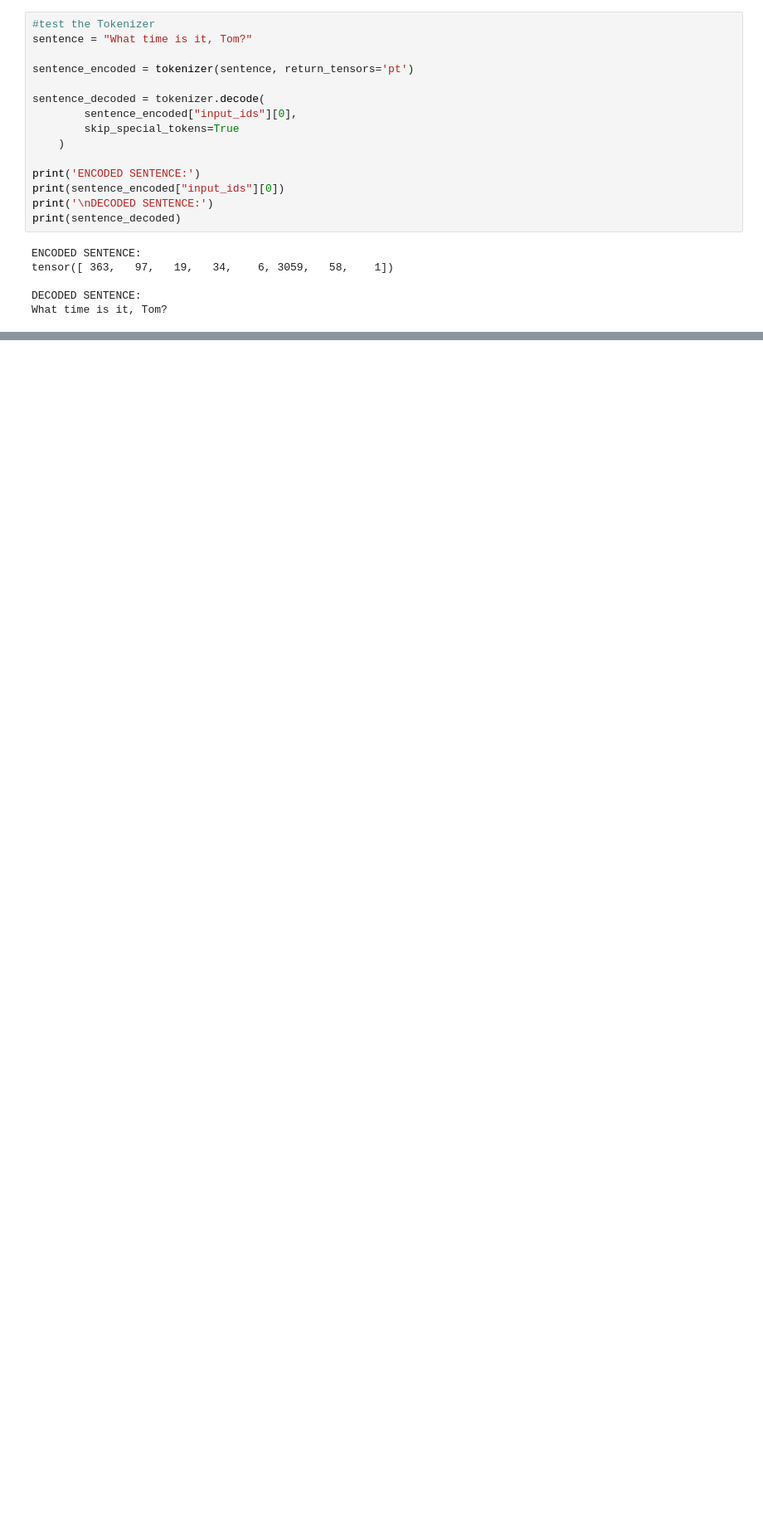
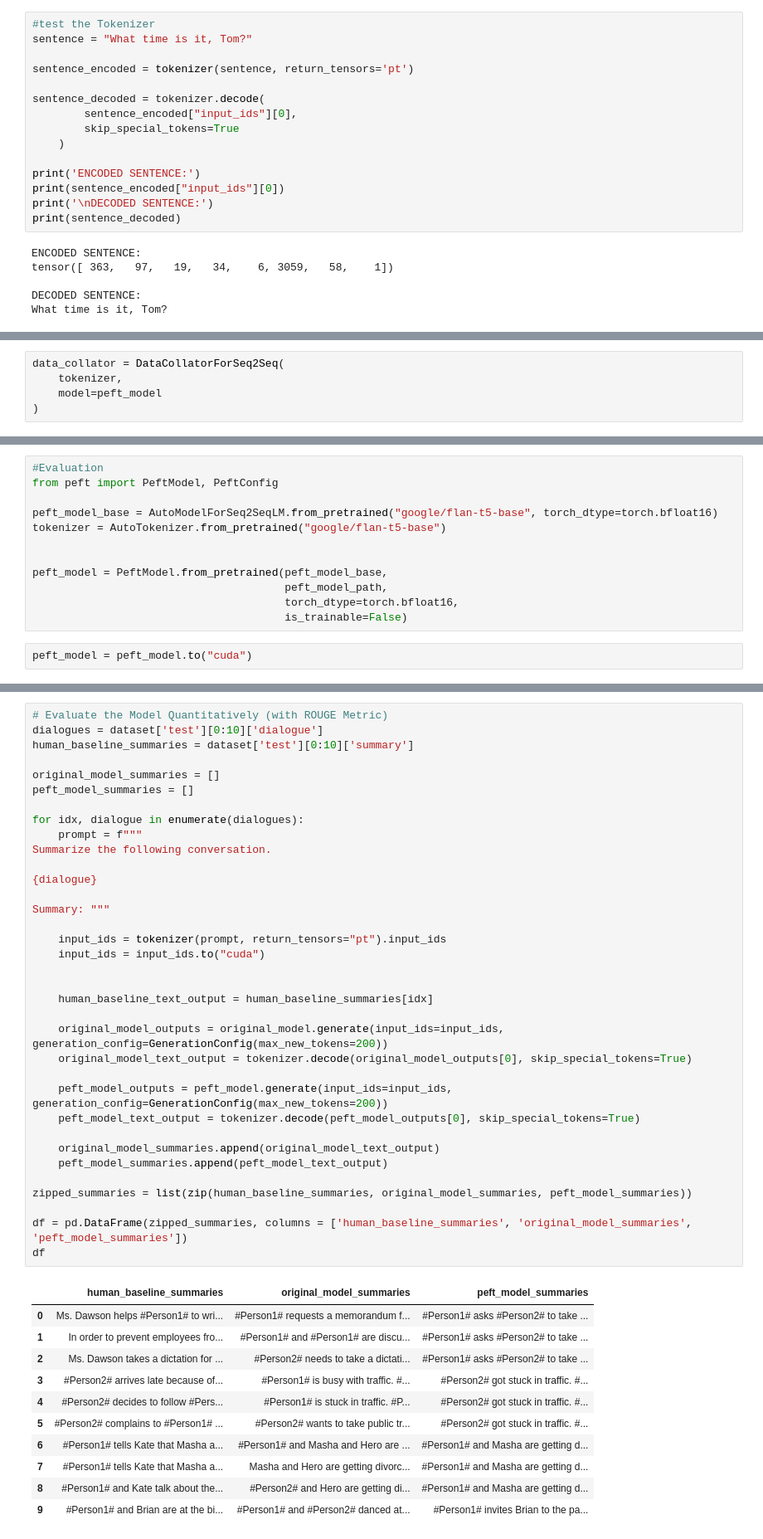
Before and after one commit to MyriamBA/Dialogue-Summarizer, a Jupyter notebook: research/Dialogue_Summarizer.ipynb, the cells around one changed output, grey strips where cells are left out. Shown: that part at 83% size. Cells and saved outputs as stored; diff of their text form; blank space fills up the shorter version.

Commit message:
Fine-tune model using PEFT: LoRA and save peft model and report to wandb

```diff
--- a/research/Dialogue_Summarizer.ipynb
+++ b/research/Dialogue_Summarizer.ipynb
@@ -214,0 +409,5 @@ So we need to adapt and align model via prompt engineering, fine-tuning, align w
+# %%
+data_collator = DataCollatorForSeq2Seq(
+    tokenizer,
+    model=peft_model
+)
@@ -214,0 +477,14 @@ So we need to adapt and align model via prompt engineering, fine-tuning, align w
+# %%
+#Evaluation
+from peft import PeftModel, PeftConfig
+
+peft_model_base = AutoModelForSeq2SeqLM.from_pretrained("google/flan-t5-base", torch_dtype=torch.bfloat16)
+tokenizer = AutoTokenizer.from_pretrained("google/flan-t5-base")
+
+
+peft_model = PeftModel.from_pretrained(peft_model_base,
+                                       peft_model_path,
+                                       torch_dtype=torch.bfloat16,
+                                       is_trainable=False)
+# %%
+peft_model = peft_model.to("cuda")
@@ -214,0 +551,47 @@ So we need to adapt and align model via prompt engineering, fine-tuning, align w
+# %%
+# Evaluate the Model Quantitatively (with ROUGE Metric)
+dialogues = dataset['test'][0:10]['dialogue']
+human_baseline_summaries = dataset['test'][0:10]['summary']
+
+original_model_summaries = []
+peft_model_summaries = []
+
+for idx, dialogue in enumerate(dialogues):
+    prompt = f"""
+Summarize the following conversation.
+
+{dialogue}
+
+Summary: """
+
+    input_ids = tokenizer(prompt, return_tensors="pt").input_ids
+    input_ids = input_ids.to("cuda")
+
+
+    human_baseline_text_output = human_baseline_summaries[idx]
+
+    original_model_outputs = original_model.generate(input_ids=input_ids, generation_config=GenerationConfig(max_new_tokens=200))
+    original_model_text_output = tokenizer.decode(original_model_outputs[0], skip_special_tokens=True)
+
+    peft_model_outputs = peft_model.generate(input_ids=input_ids, generation_config=GenerationConfig(max_new_tokens=200))
+    peft_model_text_output = tokenizer.decode(peft_model_outputs[0], skip_special_tokens=True)
+
+    original_model_summaries.append(original_model_text_output)
+    peft_model_summaries.append(peft_model_text_output)
+
+zipped_summaries = list(zip(human_baseline_summaries, original_model_summaries, peft_model_summaries))
+
+df = pd.DataFrame(zipped_summaries, columns = ['human_baseline_summaries', 'original_model_summaries', 'peft_model_summaries'])
+df
+# %% [output]
+|  | human_baseline_summaries | original_model_summaries | peft_model_summaries |
+| 0 | Ms. Dawson helps #Person1# to wri... | #Person1# requests a memorandum f... | #Person1# asks #Person2# to take ... |
+| 1 | In order to prevent employees fro... | #Person1# and #Person1# are discu... | #Person1# asks #Person2# to take ... |
+| 2 | Ms. Dawson takes a dictation for ... | #Person2# needs to take a dictati... | #Person1# asks #Person2# to take ... |
+| 3 | #Person2# arrives late because of... | #Person1# is busy with traffic. #... | #Person2# got stuck in traffic. #... |
+| 4 | #Person2# decides to follow #Pers... | #Person1# is stuck in traffic. #P... | #Person2# got stuck in traffic. #... |
+| 5 | #Person2# complains to #Person1# ... | #Person2# wants to take public tr... | #Person2# got stuck in traffic. #... |
+| 6 | #Person1# tells Kate that Masha a... | #Person1# and Masha and Hero are ... | #Person1# and Masha are getting d... |
+| 7 | #Person1# tells Kate that Masha a... | Masha and Hero are getting divorc... | #Person1# and Masha are getting d... |
+| 8 | #Person1# and Kate talk about the... | #Person2# and Hero are getting di... | #Person1# and Masha are getting d... |
+| 9 | #Person1# and Brian are at the bi... | #Person1# and #Person2# danced at... | #Person1# invites Brian to the pa... |
```
Also changed, not shown: parts of 40 cells of this notebook.
